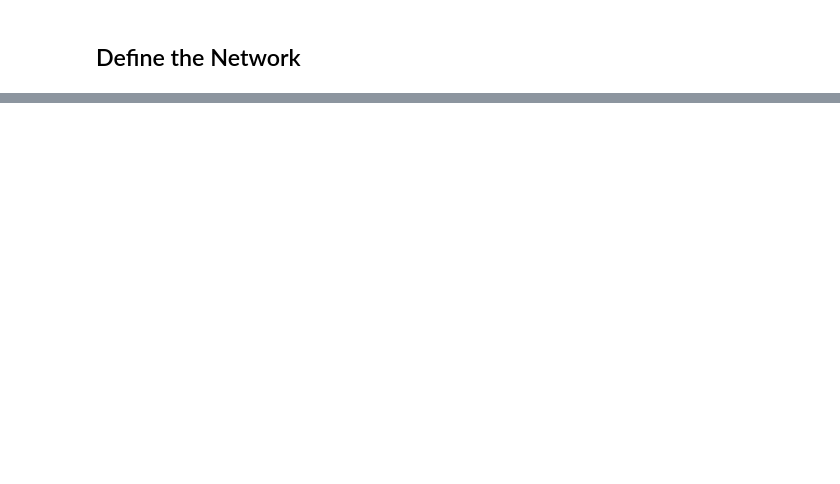
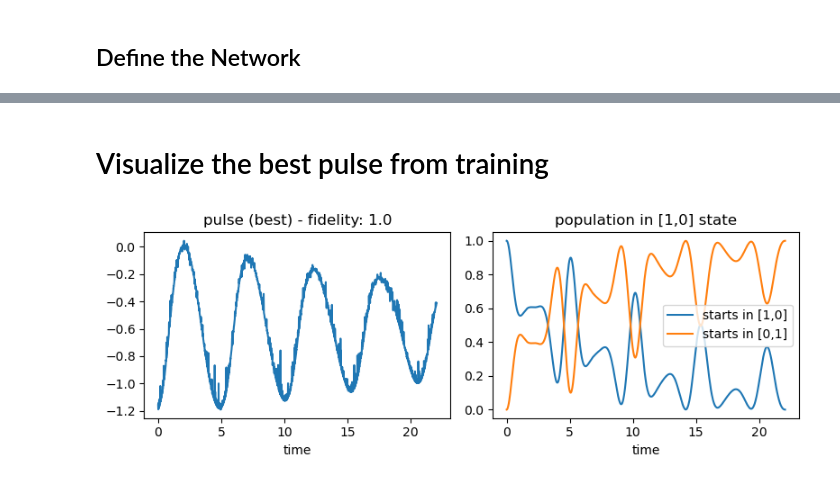
Before and after one commit to eliweissler/CSCI_5576_HW, a Jupyter notebook: final_project/quantum_control.ipynb, the cells around one changed output, grey strips where cells are left out. Saved outputs shown, nothing was run; the diff lists cells and outputs as text; code cells hidden in the pictures; blank space fills up the shorter version.

```diff
--- a/final_project/quantum_control.ipynb
+++ b/final_project/quantum_control.ipynb
@@ -51,7 +76,7 @@ class agentNet(nn.Module):
         p_drop = 0.01
         bias = True
         self.net = nn.Sequential(
-                    nn.Linear(2*psi_0.size, 64, dtype=ctype, bias=bias),
+                    nn.Linear(2*psi_0.size + 1, 64, dtype=ctype, bias=bias),
                     nn.Tanh(),
                     nn.Linear(64, 64, dtype=ctype, bias=bias),
                     nn.Tanh(),
@@ -62,11 +87,13 @@ class agentNet(nn.Module):
                     nn.Linear(16, 1, dtype=ctype, bias=bias),
                     )
 
-    def forward(self, x1, x2):
-        flattened = torch.hstack((x1.flatten(1, -1), x2.flatten(1, -1)))
+    # Takes in psi_real, psi_imag, and t_left
+    def forward(self, x1, x2, x3):
+        flattened = torch.hstack((x1.flatten(1, -1), x2.flatten(1, -1), x3.reshape(-1,1)))
         return self.net(flattened)
 
 agent = agentNet().to(device)
 policy = TensorDictModule(agent,
-                          in_keys=["psi_real", "psi_imag"],
+                          in_keys=["psi_real", "psi_imag", "t_left"],
                            out_keys=["action"])
+policy
@@ -104,4 +166,34 @@ for _ in pbar:
     scheduler.step()
+# %% [markdown]
+# Visualize the best pulse from training
+# %%
+
+timesteps = rollout_len
+tlist = np.arange(timesteps)*dt
+
+pulse = logs["best_run"]["control"].cpu().detach().numpy()
+psi_hist = logs["best_run"]["psi"].cpu().detach().numpy()
+fid = logs["best_run"]["fidelity"].cpu().detach().numpy()
+len_pulse = pulse.size
+
+prob0_start0 = [np.abs(s[0, 0])**2 for s in psi_hist]
+prob0_start1 = [np.abs(s[0, 1])**2 for s in psi_hist]
+
+f, ax = plt.subplots(ncols=2)
+f.set_size_inches((8, 3))
+ax[0].set_title(f"pulse (best) - fidelity: {str(np.round(fid, 6))}")
+ax[1].set_title("population in [1,0] state")
+ax[0].plot(tlist[:len_pulse], pulse)
+ax[0].set_xlabel("time")
+ax[1].plot(tlist[:len_pulse], prob0_start0, label="starts in [1,0]")
+ax[1].plot(tlist[:len_pulse], prob0_start1, label="starts in [0,1]")
+ax[1].legend()
+ax[1].set_xlabel("time")
+plt.tight_layout()
+
+plt.savefig("pulse_best.png")
+# %% [output]
+[figure, added]
 # %%
 plt.figure(figsize=(10, 5))
 plt.subplot(1, 2, 1)
```
Also changed, not shown: parts of 12 cells of this notebook, 1 other file.
